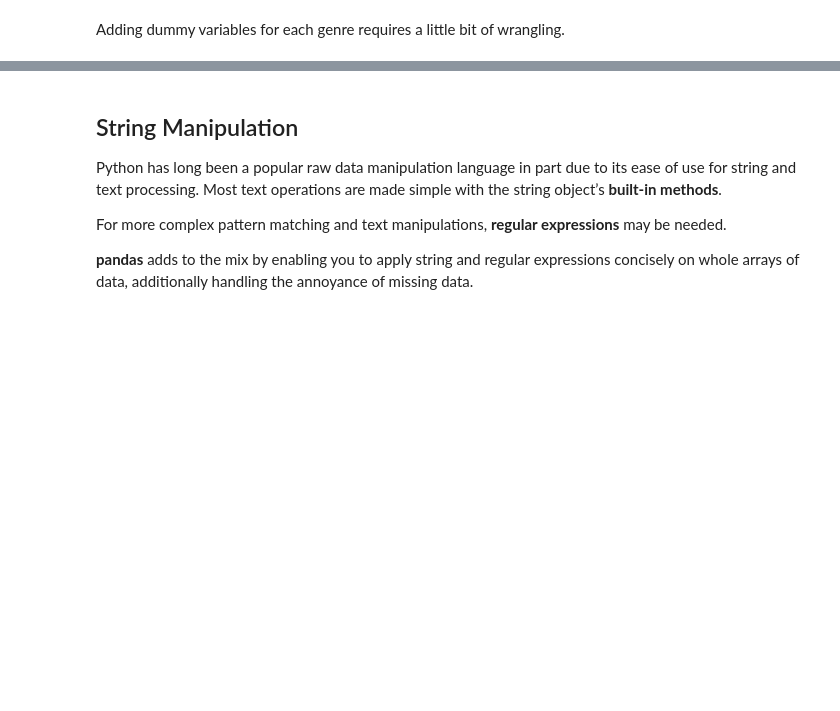
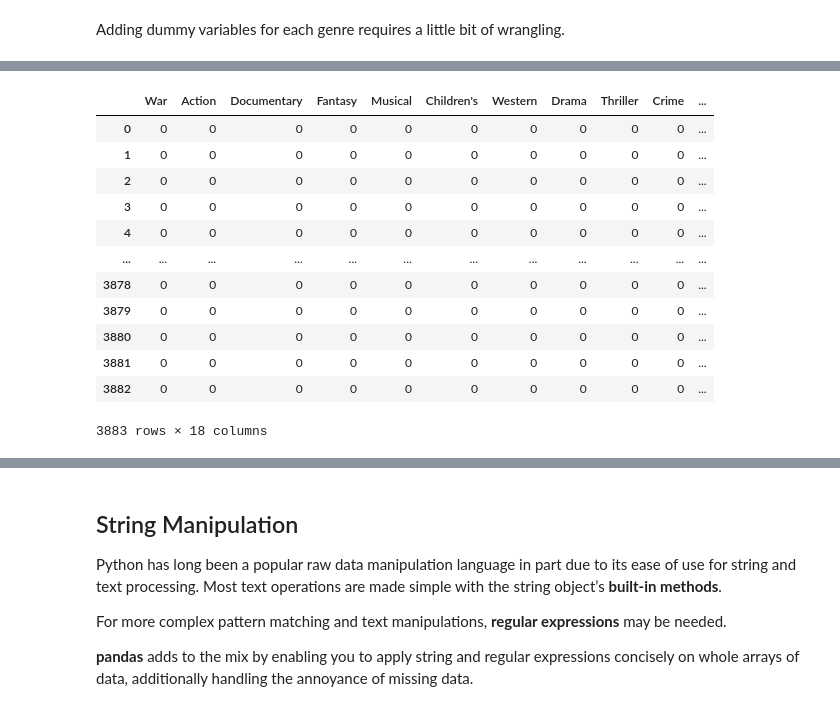
Before and after one commit to OmarInCS/data-analysis-visulization-python, a Jupyter notebook: week2/day2/lesson-7-data-cleaning.ipynb, the cells around one changed output, grey strips where cells are left out. Drawn from its saved outputs; the diff is of its cells as text; code cells hidden in the pictures; blank space fills up the shorter version.

```diff
--- a/week2/day2/lesson-7-data-cleaning.ipynb
+++ b/week2/day2/lesson-7-data-cleaning.ipynb
@@ -60,2 +115,6 @@ df
 # %%
 # read the dataset 'movies.dat' and display the first 10 rows of it
+col_names = ["id", "title", "genre"]
+
+movies = pd.read_csv("movies.dat", sep="::", engine="python", names=col_names)
+movies
@@ -63,3 +136,8 @@ df
 Adding dummy variables for each genre requires a little bit of wrangling.
 # %%
 # make a list 'genres' contains all distict genres
+distinct_genres = set()
+for genre in movies["genre"]:
+    distinct_genres = distinct_genres.union(genre.split("|"))
+
+distinct_genres
@@ -66,5 +163,22 @@ Adding dummy variables for each genre requires a little bit of wrangling.
 # %%
 # create a DataFrame 'dummies' of size (#movies, #genres) and fill it with zeros
+
+dummies = pd.DataFrame(np.zeros((movies.shape[0], len(distinct_genres)), dtype=int), columns=distinct_genres)
+dummies
+# %% [output]
+|  | War | Action | Documentary | Fantasy | Musical | Children's | Western | Drama | Thriller | Crime | ... |
+| 0 | 0 | 0 | 0 | 0 | 0 | 0 | 0 | 0 | 0 | 0 | ... |
+| 1 | 0 | 0 | 0 | 0 | 0 | 0 | 0 | 0 | 0 | 0 | ... |
+| 2 | 0 | 0 | 0 | 0 | 0 | 0 | 0 | 0 | 0 | 0 | ... |
+| 3 | 0 | 0 | 0 | 0 | 0 | 0 | 0 | 0 | 0 | 0 | ... |
+| 4 | 0 | 0 | 0 | 0 | 0 | 0 | 0 | 0 | 0 | 0 | ... |
+| ... | ... | ... | ... | ... | ... | ... | ... | ... | ... | ... | ... |
+| 3878 | 0 | 0 | 0 | 0 | 0 | 0 | 0 | 0 | 0 | 0 | ... |
+| 3879 | 0 | 0 | 0 | 0 | 0 | 0 | 0 | 0 | 0 | 0 | ... |
+| 3880 | 0 | 0 | 0 | 0 | 0 | 0 | 0 | 0 | 0 | 0 | ... |
+| 3881 | 0 | 0 | 0 | 0 | 0 | 0 | 0 | 0 | 0 | 0 | ... |
+| 3882 | 0 | 0 | 0 | 0 | 0 | 0 | 0 | 0 | 0 | 0 | ... |
+3883 rows × 18 columns
 # %%
 # get the genres from the first row of 'movies' DataFrame, then get their indices in the 'dummies' DataFrame
 # hint: use 'get_indexer' method
```
Also changed, not shown: parts of 29 cells of this notebook, 4 other files.
